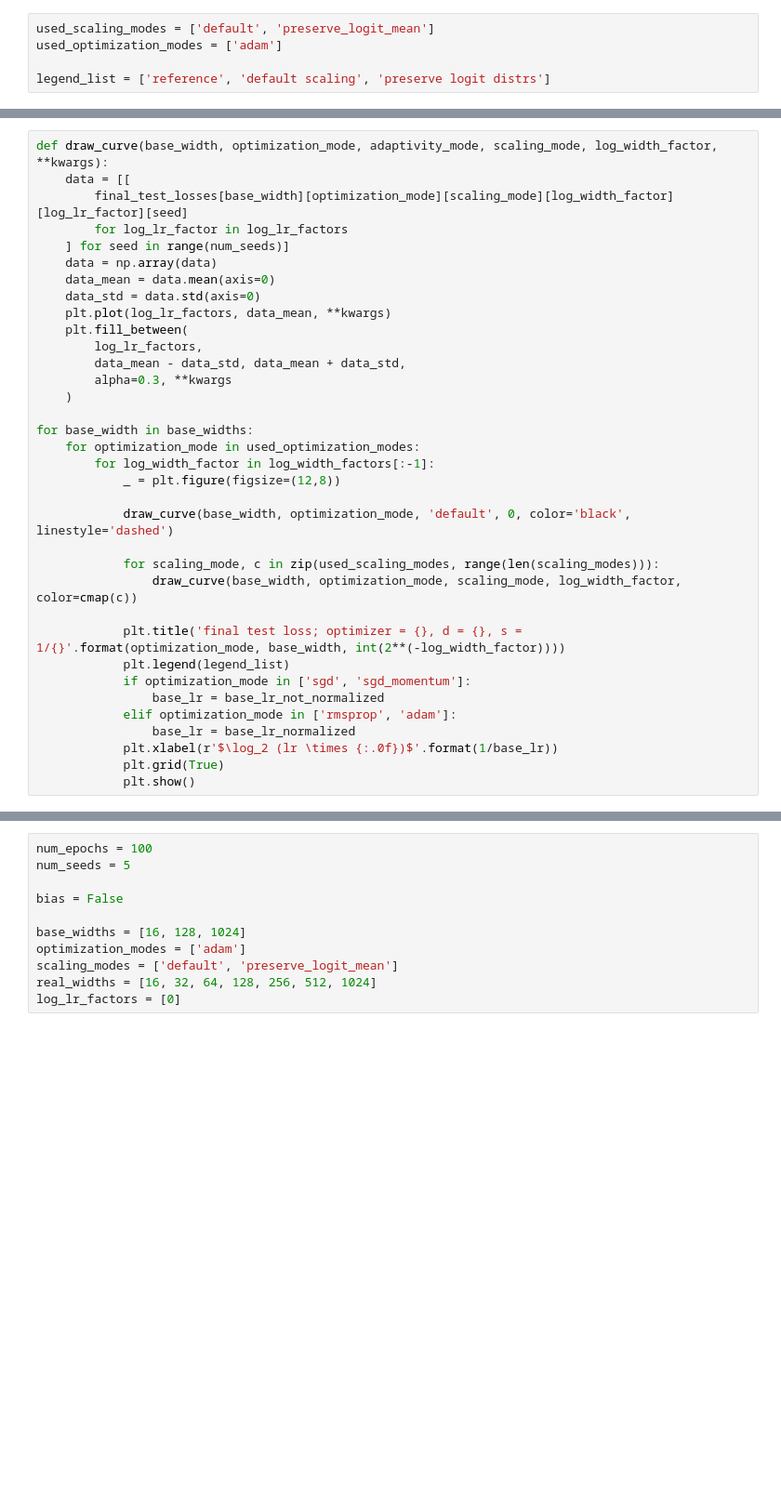
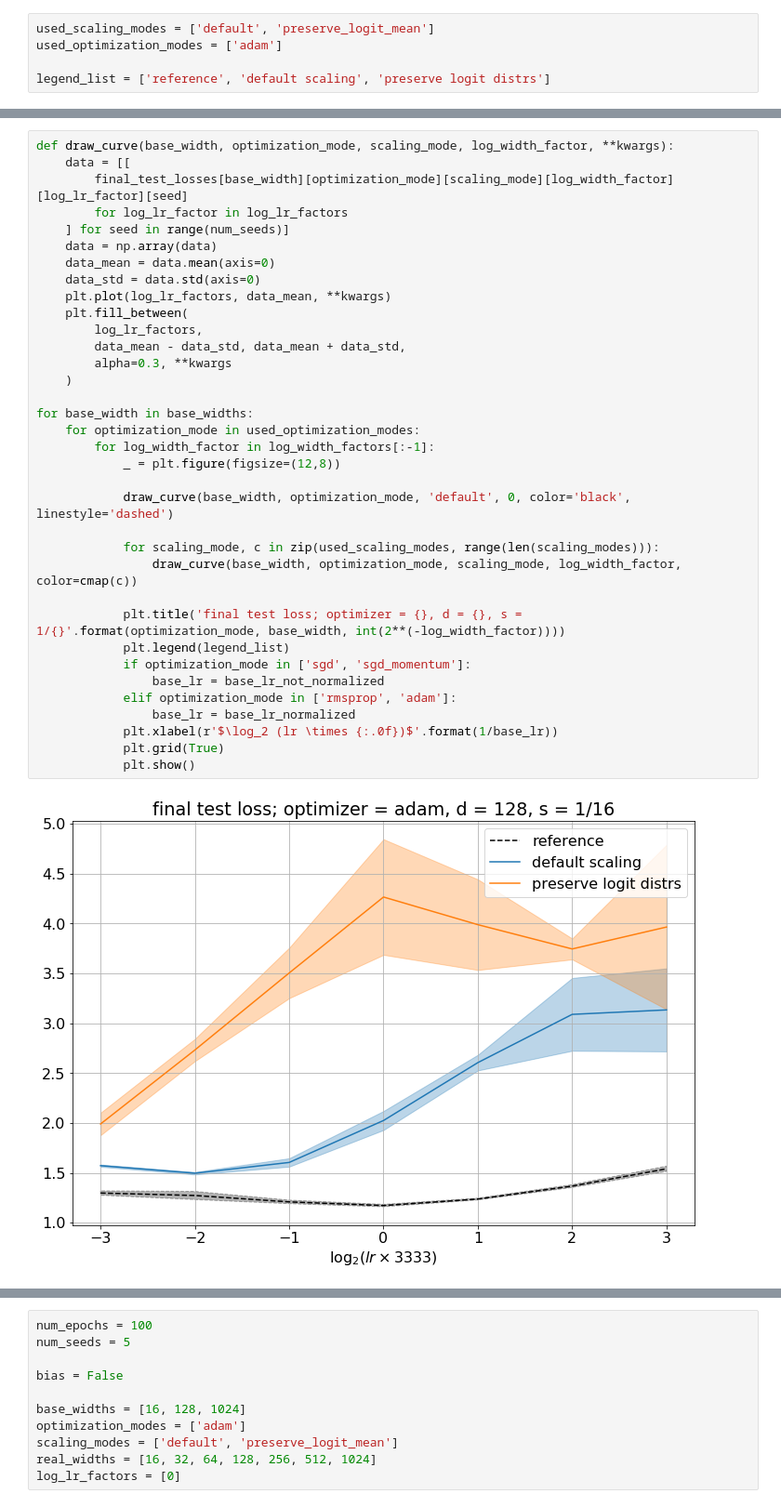
Before and after one commit to deeppavlov/infinite-width_nets, a Jupyter notebook: conv_large_cifar10_4000.ipynb, the cells around one changed output, grey strips where cells are left out. Shown at 93% size. Saved outputs shown, nothing was run; the diff lists cells and outputs as text; blank space fills up the shorter version.

```diff
--- a/conv_large_cifar10_4000.ipynb
+++ b/conv_large_cifar10_4000.ipynb
@@ -602,35 +607,37 @@ for base_width in base_widths:
 # %%
-def draw_curve(base_width, optimization_mode, adaptivity_mode, scaling_mode, log_width_factor, **kwargs):
+def draw_curve(base_width, optimization_mode, scaling_mode, log_width_factor, **kwargs):
     data = [[
         final_test_losses[base_width][optimization_mode][scaling_mode][log_width_factor][log_lr_factor][seed]
         for log_lr_factor in log_lr_factors
     ] for seed in range(num_seeds)]
     data = np.array(data)
     data_mean = data.mean(axis=0)
     data_std = data.std(axis=0)
     plt.plot(log_lr_factors, data_mean, **kwargs)
     plt.fill_between(
         log_lr_factors,
         data_mean - data_std, data_mean + data_std,
         alpha=0.3, **kwargs
     )
 
 for base_width in base_widths:
     for optimization_mode in used_optimization_modes:
         for log_width_factor in log_width_factors[:-1]:
             _ = plt.figure(figsize=(12,8))
 
             draw_curve(base_width, optimization_mode, 'default', 0, color='black', linestyle='dashed')
 
             for scaling_mode, c in zip(used_scaling_modes, range(len(scaling_modes))):
                 draw_curve(base_width, optimization_mode, scaling_mode, log_width_factor, color=cmap(c))
 
             plt.title('final test loss; optimizer = {}, d = {}, s = 1/{}'.format(optimization_mode, base_width, int(2**(-log_width_factor))))
             plt.legend(legend_list)
             if optimization_mode in ['sgd', 'sgd_momentum']:
                 base_lr = base_lr_not_normalized
             elif optimization_mode in ['rmsprop', 'adam']:
                 base_lr = base_lr_normalized
             plt.xlabel(r'$\log_2 (lr \times {:.0f})$'.format(1/base_lr))
             plt.grid(True)
             plt.show()
+# %% [output]
+[figure, added]
```
Also changed, not shown: parts of 11 cells of this notebook, 1 other file.
